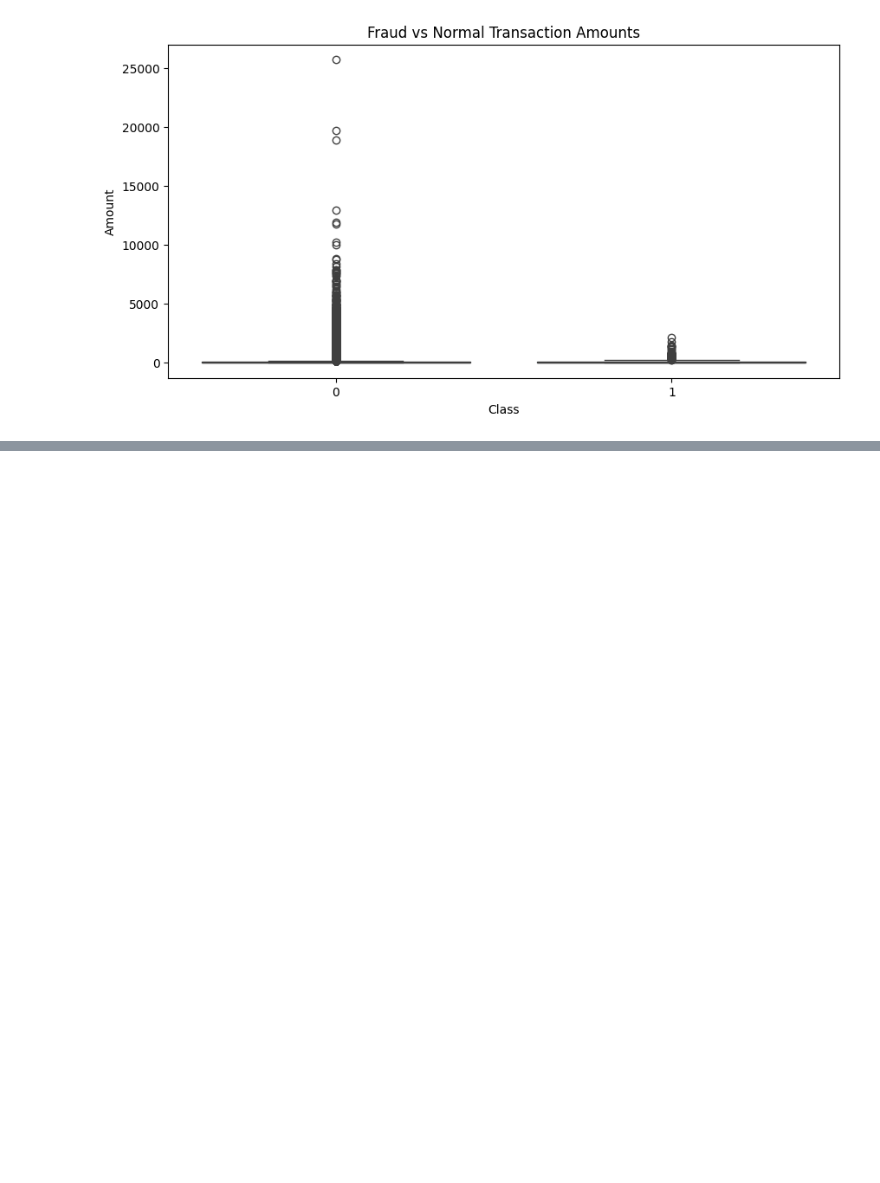
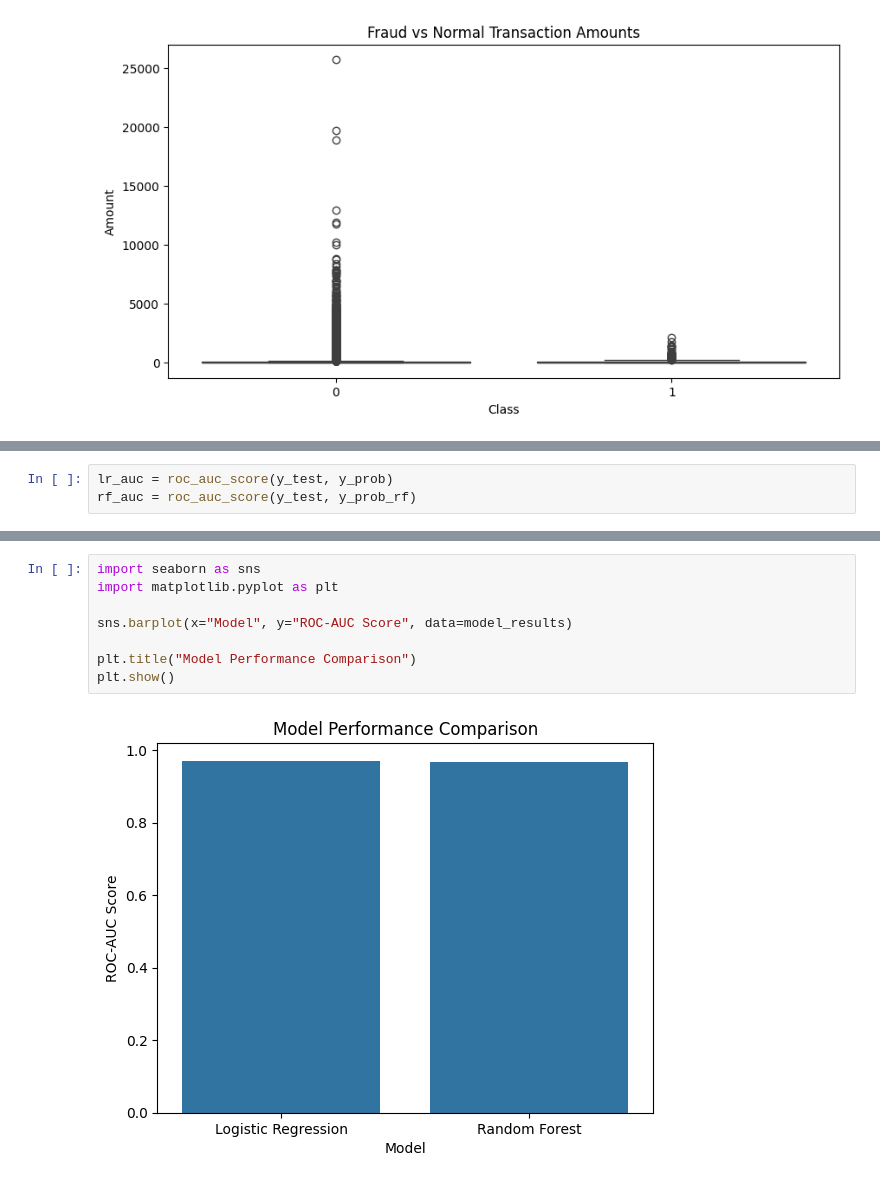
Before and after one commit to kanishkupadhyay1/Credit_Card_Fraud_Detection-ML, a Jupyter notebook: notebooks/eda.ipynb, the cells around one changed output, grey strips where cells are left out. Saved outputs shown, nothing was run; the diff lists cells and outputs as text; blank space fills up the shorter version.

```diff
--- a/notebooks/eda.ipynb
+++ b/notebooks/eda.ipynb
@@ -122,0 +244,3 @@ plt.show()
+# %%
+lr_auc = roc_auc_score(y_test, y_prob)
+rf_auc = roc_auc_score(y_test, y_prob_rf)
@@ -122,0 +260,10 @@ plt.show()
+# %%
+import seaborn as sns
+import matplotlib.pyplot as plt
+
+sns.barplot(x="Model", y="ROC-AUC Score", data=model_results)
+
+plt.title("Model Performance Comparison")
+plt.show()
+# %% [output]
+[figure, added]
```
Also changed, not shown: parts of 14 cells of this notebook, 1 other file.
